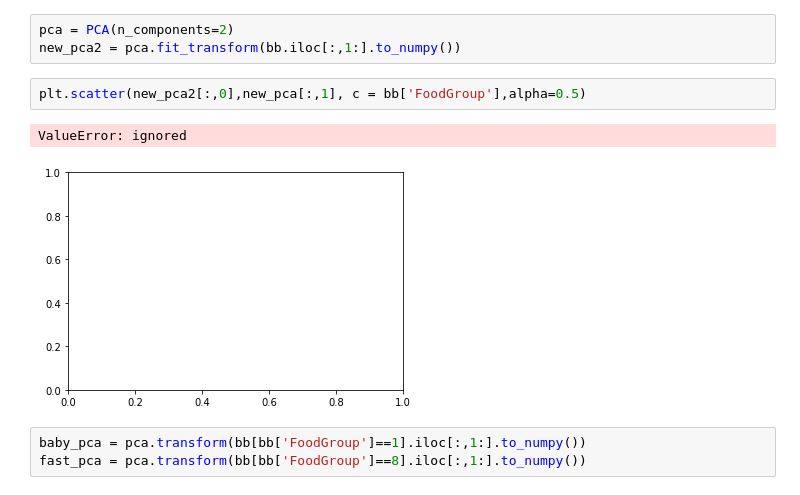
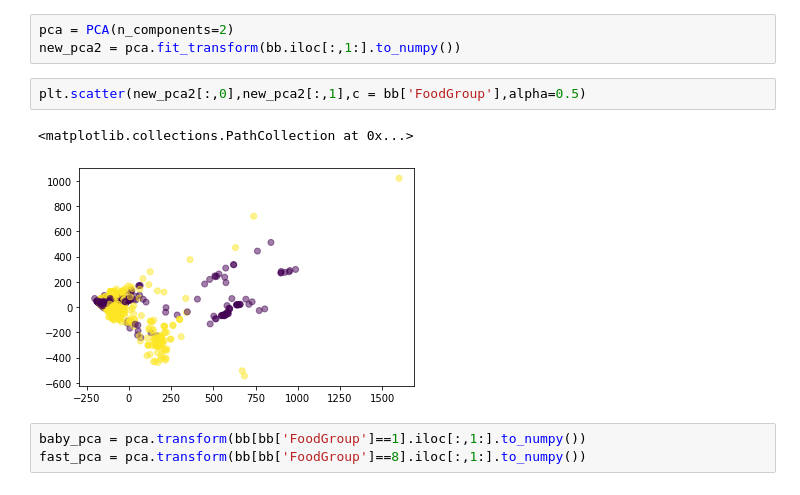
Before and after one commit to Wikanda-Hongboonmee/multivariate, a Jupyter notebook: Chapter3_PCA.ipynb, the cells around one changed output. Saved outputs shown, nothing was run; the diff lists cells and outputs as text.

```diff
--- a/Chapter3_PCA.ipynb
+++ b/Chapter3_PCA.ipynb
@@ -695,10 +741,10 @@ bb
 pca = PCA(n_components=2)
 new_pca2 = pca.fit_transform(bb.iloc[:,1:].to_numpy())
 # %%
-plt.scatter(new_pca2[:,0],new_pca[:,1], c = bb['FoodGroup'],alpha=0.5)
+plt.scatter(new_pca2[:,0],new_pca2[:,1],c = bb['FoodGroup'],alpha=0.5)
 # %% [output]
-ValueError: ignored
+<matplotlib.collections.PathCollection at 0x...>
-[figure, old version]
+[figure, new version]
 # %%
 baby_pca = pca.transform(bb[bb['FoodGroup']==1].iloc[:,1:].to_numpy())
 fast_pca = pca.transform(bb[bb['FoodGroup']==8].iloc[:,1:].to_numpy())
```
Also changed, not shown: parts of 23 cells of this notebook.
